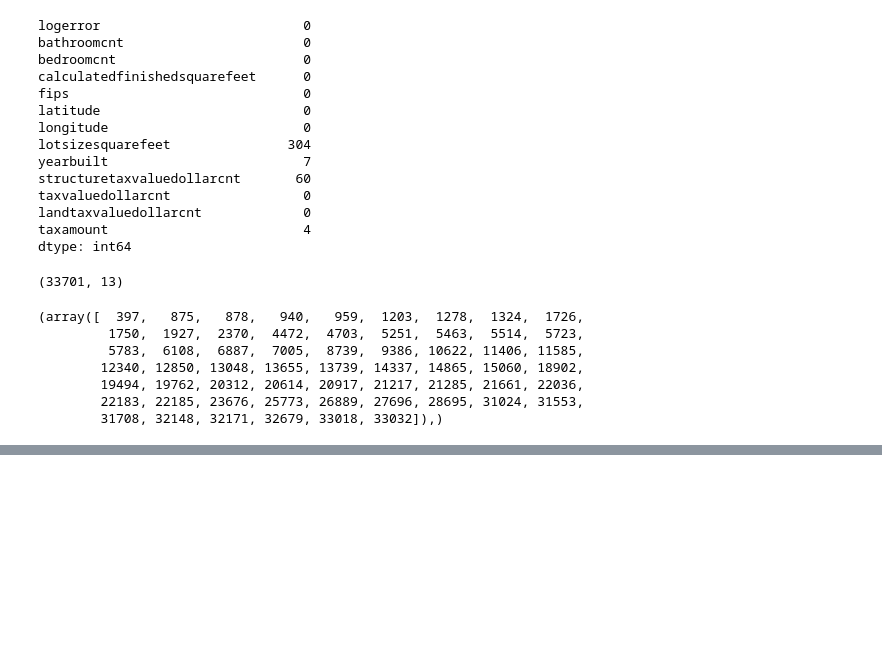
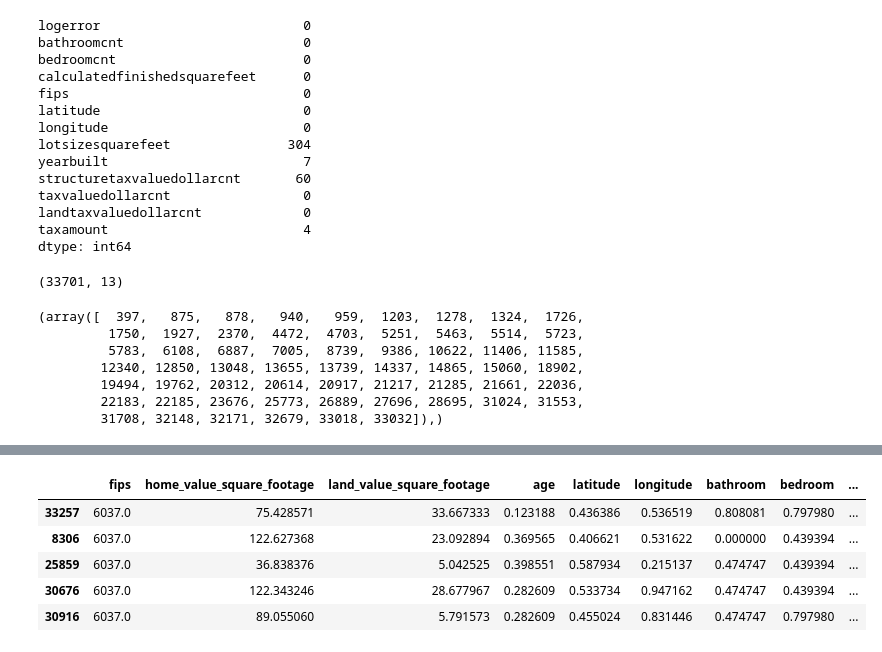
Before and after one commit to P-F-M/logerror_zillow, a Jupyter notebook: zillow_strikes_back.ipynb, the cells around one changed output, grey strips where cells are left out. Drawn from its saved outputs; the diff is of its cells as text; code cells hidden in the pictures; blank space fills up the shorter version.

```diff
--- a/zillow_strikes_back.ipynb
+++ b/zillow_strikes_back.ipynb
@@ -168,3 +247,15 @@ test = gf.scaler_min_max(test, ['age', 'latitude', 'longitude'])
 
 train = gf.uniform_scaler(train,['bathroom', 'bedroom', 'home_square_feet', 'lot_square_feet', 'structure_value', 'total_value', 'land_value', 'tax_amount'])
 test = gf.uniform_scaler(test,['bathroom', 'bedroom', 'home_square_feet', 'lot_square_feet', 'structure_value', 'total_value', 'land_value', 'tax_amount'])
+# %%
+X_train = train.drop(columns='target')
+y_train = train[['target']]
+# %%
+X_train.head()
+# %% [output]
+|  | fips | home_value_square_footage | land_value_square_footage | age | latitude | longitude | bathroom | bedroom | ... |
+| 33257 | 6037.0 | 75.428571 | 33.667333 | 0.123188 | 0.436386 | 0.536519 | 0.808081 | 0.797980 | ... |
+| 8306 | 6037.0 | 122.627368 | 23.092894 | 0.369565 | 0.406621 | 0.531622 | 0.000000 | 0.439394 | ... |
+| 25859 | 6037.0 | 36.838376 | 5.042525 | 0.398551 | 0.587934 | 0.215137 | 0.474747 | 0.439394 | ... |
+| 30676 | 6037.0 | 122.343246 | 28.677967 | 0.282609 | 0.533734 | 0.947162 | 0.474747 | 0.439394 | ... |
+| 30916 | 6037.0 | 89.055060 | 5.791573 | 0.282609 | 0.455024 | 0.831446 | 0.474747 | 0.797980 | ... |
```
Also changed, not shown: parts of 27 cells of this notebook, 2 other files.
